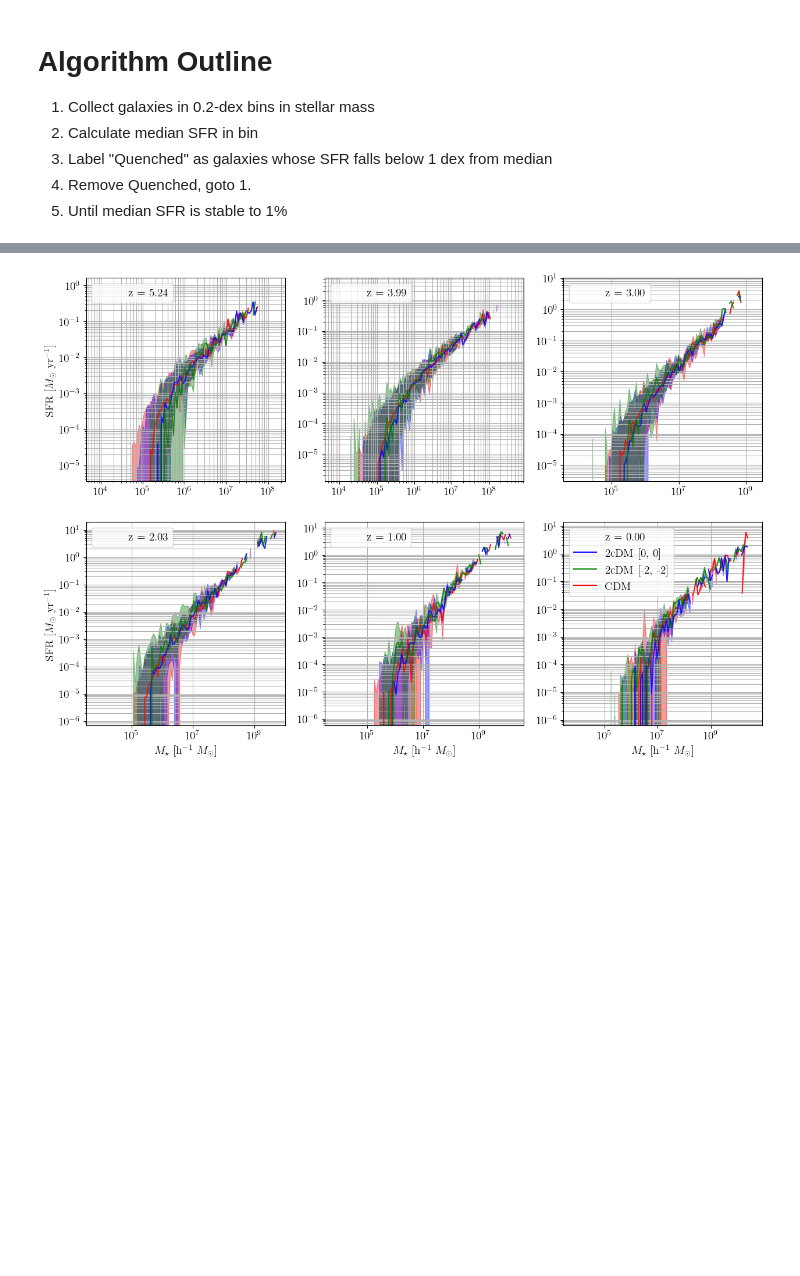
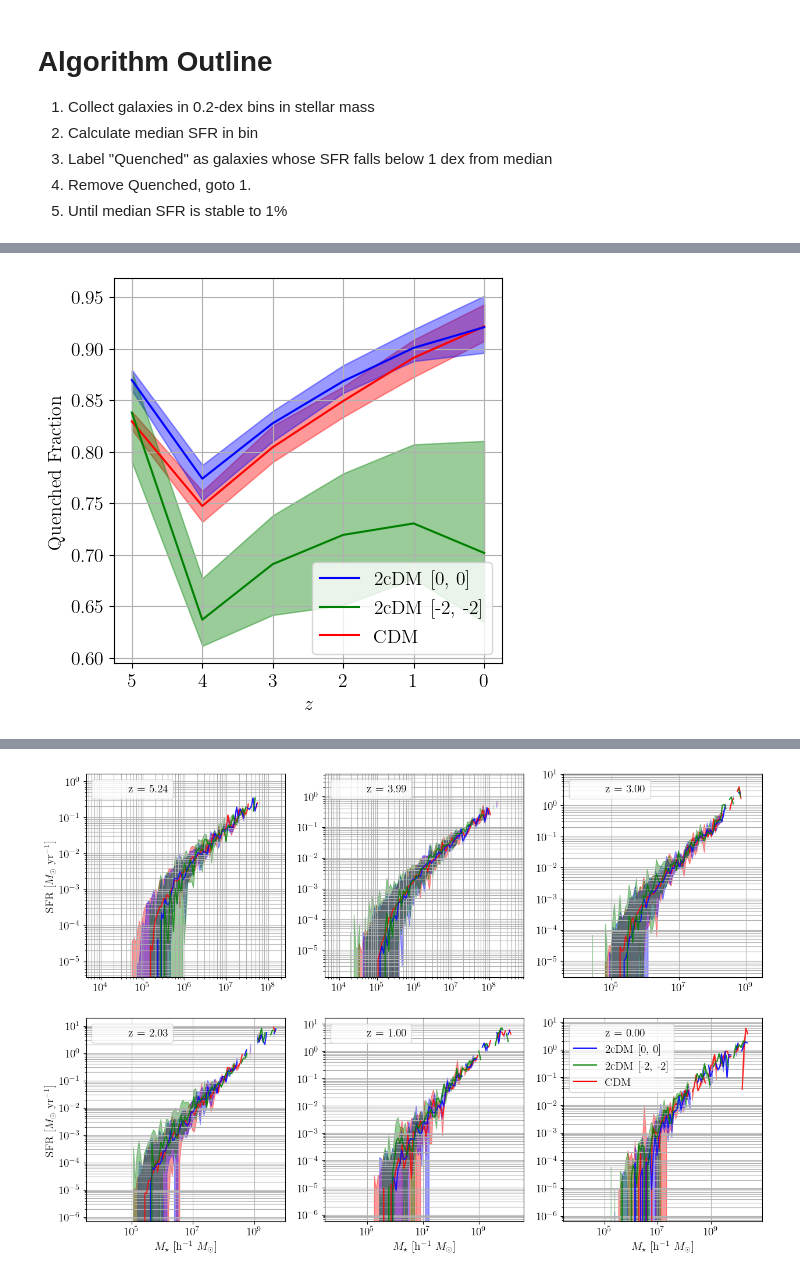
Before and after one commit to rtlow/2cDM_paperII, a Jupyter notebook: jupyter/quenching.ipynb, the cells around one changed output, grey strips where cells are left out. Saved outputs shown, nothing was run; the diff lists cells and outputs as text; code cells hidden in the pictures; blank space fills up the shorter version.

```diff
--- a/jupyter/quenching.ipynb
+++ b/jupyter/quenching.ipynb
@@ -162,6 +409,38 @@ def get_quenched_fraction(run_list, redshift, eps=1e-11):
 # %%
 def flatten(xss):
     return [x for xs in xss for x in xs]
+# %%
+fig, ax = plt.subplots(1,1, figsize=[5, 5])
+
+cdm_qfs = np.array([ get_zero_fraction(CDM_runs, redshift) for redshift in flatten(snap_ranges) ])
+tcdm_qfs1 = np.array([ get_zero_fraction(tcDM_runs1, redshift) for redshift in flatten(snap_ranges) ])
+tcdm_qfs2 = np.array([ get_zero_fraction(tcDM_runs2, redshift) for redshift in flatten(snap_ranges) ])
+
+ax.plot(flatten(snap_ranges), cdm_qfs[:,0], color=cdm_color)
+ax.fill_between(flatten(snap_ranges), cdm_qfs[:,1], cdm_qfs[:,2], alpha=0.5*ALPHA, color=cdm_color)
+ax.plot(flatten(snap_ranges), tcdm_qfs1[:,0], color=zz_color)
+ax.fill_between(flatten(snap_ranges), tcdm_qfs1[:,1], tcdm_qfs1[:,2], alpha=0.5*ALPHA, color=zz_color)
+ax.plot(flatten(snap_ranges), tcdm_qfs2[:,0], color=m2m2_color)
+ax.fill_between(flatten(snap_ranges), tcdm_qfs2[:,1], tcdm_qfs2[:,2], alpha=0.5*ALPHA, color=m2m2_color)
+
+ax.grid(True, which="both", ls="-")
+ax.set_aspect( 'auto', adjustable='box' )
+
+ax.plot([],[], label='2cDM [0, 0]', color=zz_color)
+ax.plot([],[], label='2cDM [-2, -2]', color=m2m2_color)
+ax.plot([],[], label='CDM', color=cdm_color)
+
+ax.set_xlabel('$z$')
+ax.set_ylabel('Quenched Fraction')
+
+ax.invert_xaxis()
+
+ax.legend()
+fname = outpath + f'quenched_fraction.pdf'
+# plt.savefig(fname, dpi=DPI, bbox_inches='tight')
+plt.show()
+# %% [output]
+[figure, added]
 # %%
 fig, ax = plt.subplots(1,1, figsize=[5, 5])
 
```
Also changed, not shown: parts of 11 cells of this notebook, 2 other files.
